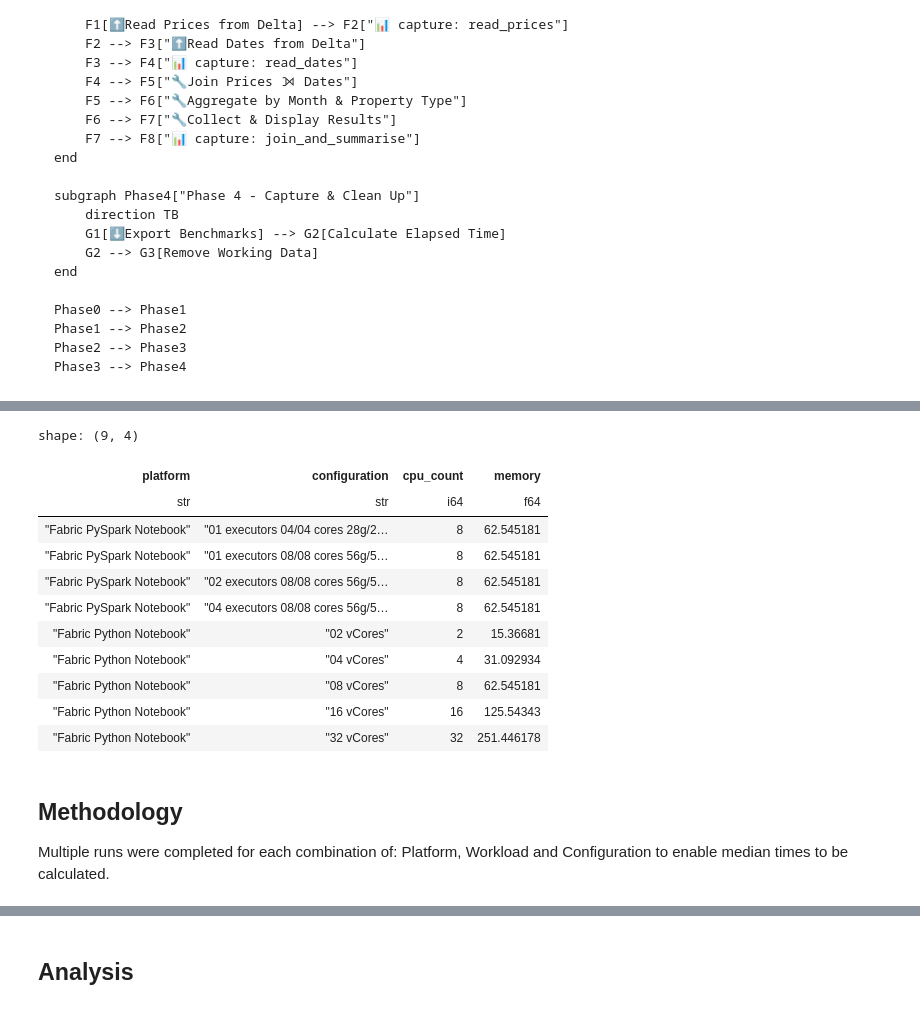
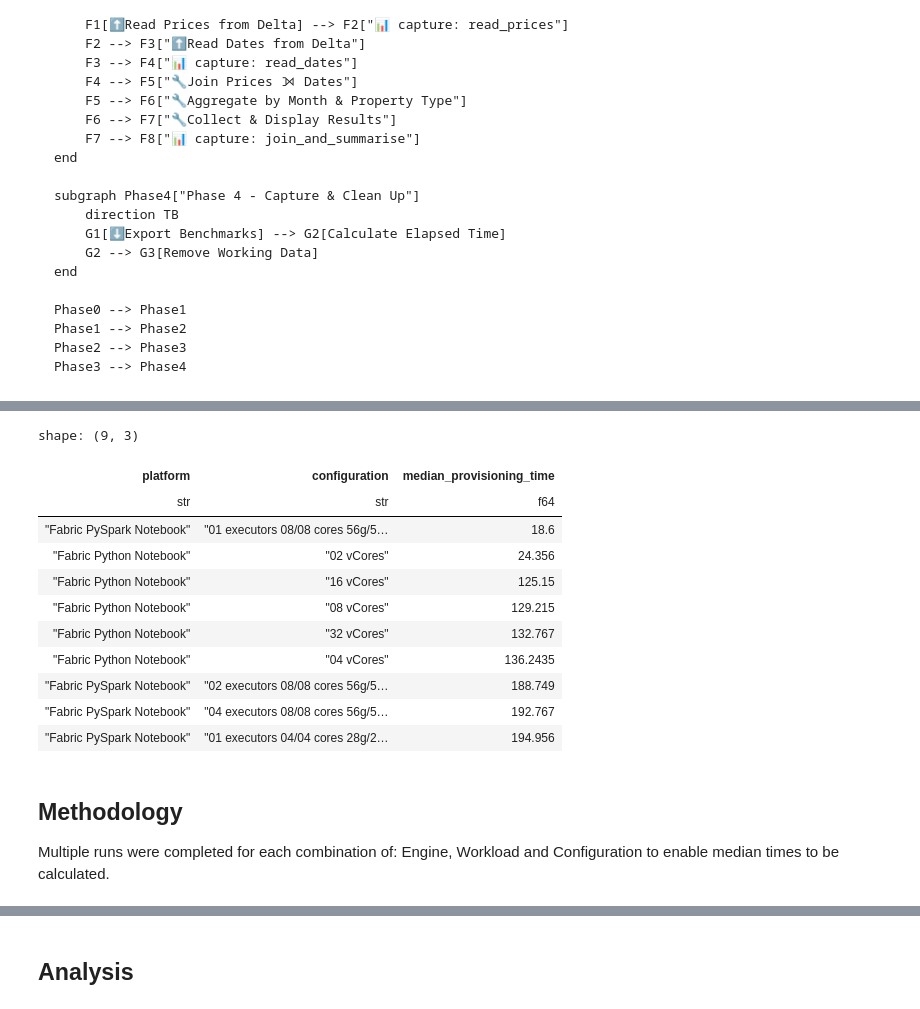
Before and after one commit to endjin/fabric-performance-benchmark, a Jupyter notebook: notebooks/analysis_of_results.ipynb, the cells around one changed output, grey strips where cells are left out. Drawn from its saved outputs; the diff is of its cells as text; code cells hidden in the pictures.

```diff
--- a/notebooks/analysis_of_results.ipynb
+++ b/notebooks/analysis_of_results.ipynb
@@ -242,23 +282,25 @@ The number of runs per configuration of environment is provided below:
-# %%
-(
-    benchmarks
-    .group_by(["platform", "configuration"])
-    .agg(
-        pl.col("cpu_count").max().alias("cpu_count"),
-        pl.col("memory").max().alias("memory")
-    )
-    .sort(["platform", "configuration"])
-)
-# %% [output]
-shape: (9, 4)
-| platform | configuration | cpu_count | memory |
-| str | str | i64 | f64 |
-| "Fabric PySpark Notebook" | "01 executors 04/04 cores 28g/2… | 8 | 62.545181 |
-| "Fabric PySpark Notebook" | "01 executors 08/08 cores 56g/5… | 8 | 62.545181 |
-| "Fabric PySpark Notebook" | "02 executors 08/08 cores 56g/5… | 8 | 62.545181 |
-| "Fabric PySpark Notebook" | "04 executors 08/08 cores 56g/5… | 8 | 62.545181 |
-| "Fabric Python Notebook" | "02 vCores" | 2 | 15.36681 |
-| "Fabric Python Notebook" | "04 vCores" | 4 | 31.092934 |
-| "Fabric Python Notebook" | "08 vCores" | 8 | 62.545181 |
-| "Fabric Python Notebook" | "16 vCores" | 16 | 125.54343 |
-| "Fabric Python Notebook" | "32 vCores" | 32 | 251.446178 |
+# %%
+spin_up_times = (
+    benchmarks
+    .filter(pl.col("stage_name") == "setup")
+)
+# %%
+(
+    spin_up_times
+    .group_by(["platform", "configuration"])
+    .agg(pl.col("stage_time_delta").median().alias("median_provisioning_time"))
+    .sort("median_provisioning_time")
+)
+# %% [output]
+shape: (9, 3)
+| platform | configuration | median_provisioning_time |
+| str | str | f64 |
+| "Fabric PySpark Notebook" | "01 executors 08/08 cores 56g/5… | 18.6 |
+| "Fabric Python Notebook" | "02 vCores" | 24.356 |
+| "Fabric Python Notebook" | "16 vCores" | 125.15 |
+| "Fabric Python Notebook" | "08 vCores" | 129.215 |
+| "Fabric Python Notebook" | "32 vCores" | 132.767 |
+| "Fabric Python Notebook" | "04 vCores" | 136.2435 |
+| "Fabric PySpark Notebook" | "02 executors 08/08 cores 56g/5… | 188.749 |
+| "Fabric PySpark Notebook" | "04 executors 08/08 cores 56g/5… | 192.767 |
+| "Fabric PySpark Notebook" | "01 executors 04/04 cores 28g/2… | 194.956 |
@@ -265,4 +320,4 @@ shape: (9, 4)
 # %% [markdown]
 ## Methodology
 
-Multiple runs were completed for each combination of: Platform, Workload and Configuration to enable median times to be calculated.
+Multiple runs were completed for each combination of: Engine, Workload and Configuration to enable median times to be calculated.
```
Also changed, not shown: parts of 22 cells of this notebook, 12 other files.
